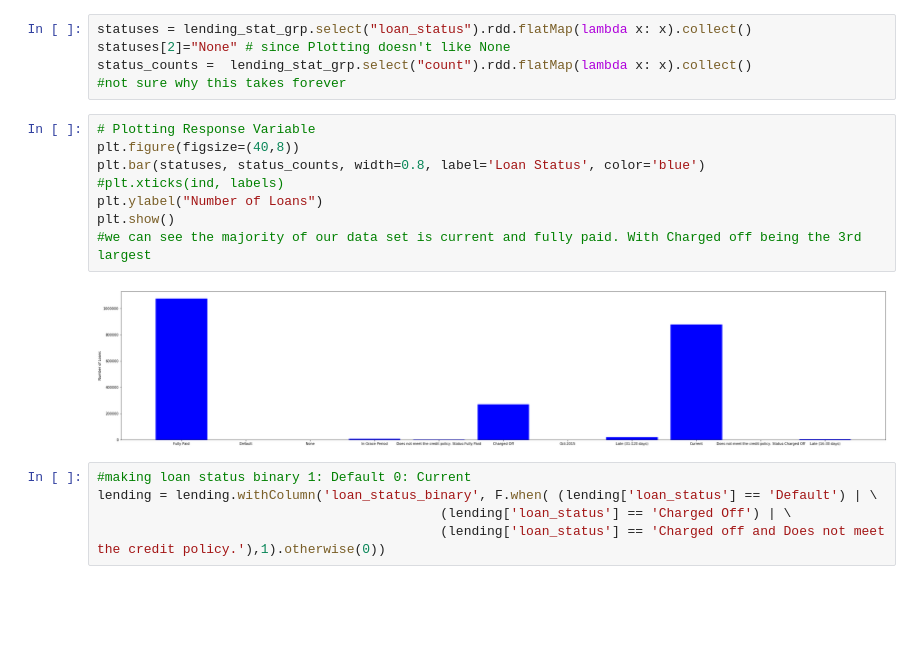
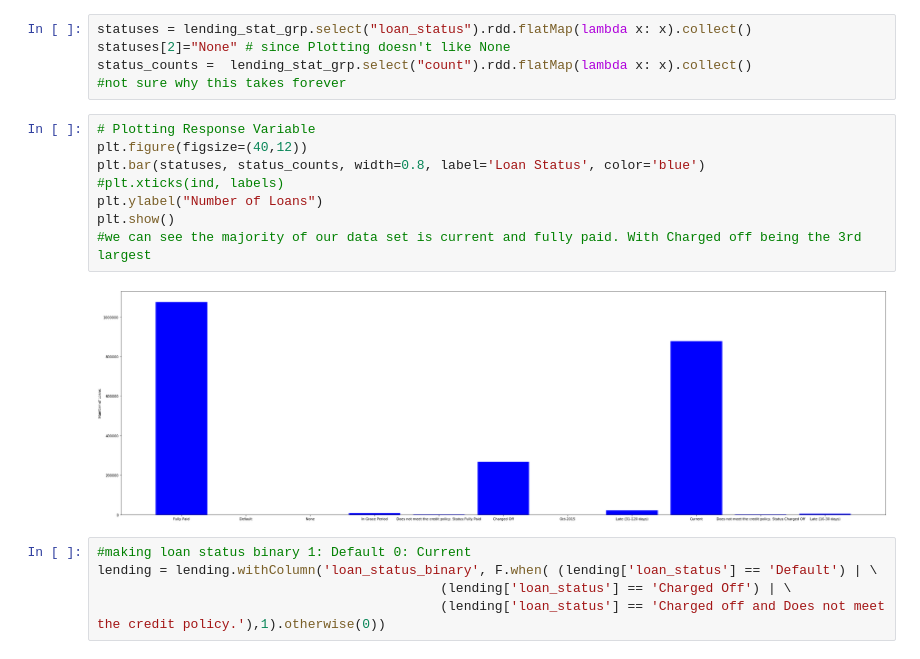
Before and after one commit to matthew-e-thomas/Spark_ML_DS5559, a Jupyter notebook: Final_Project_DS5559_data.ipynb, the cells around one changed output. Drawn from its saved outputs; the diff is of its cells as text; blank space fills up the shorter version.

```diff
--- a/Final_Project_DS5559_data.ipynb
+++ b/Final_Project_DS5559_data.ipynb
@@ -87,14 +85,14 @@ status_counts =  lending_stat_grp.select("count").rdd.flatMap(lambda x: x).colle
 #not sure why this takes forever
 # %%
 # Plotting Response Variable
-plt.figure(figsize=(40,8))
+plt.figure(figsize=(40,12))
 plt.bar(statuses, status_counts, width=0.8, label='Loan Status', color='blue')
 #plt.xticks(ind, labels)
 plt.ylabel("Number of Loans")
 plt.show()
 #we can see the majority of our data set is current and fully paid. With Charged off being the 3rd largest
 # %% [output]
-[figure, old version]
+[figure, new version]
 # %%
 #making loan status binary 1: Default 0: Current
 lending = lending.withColumn('loan_status_binary', F.when( (lending['loan_status'] == 'Default') | \
```
Also changed, not shown: parts of 34 cells of this notebook.
